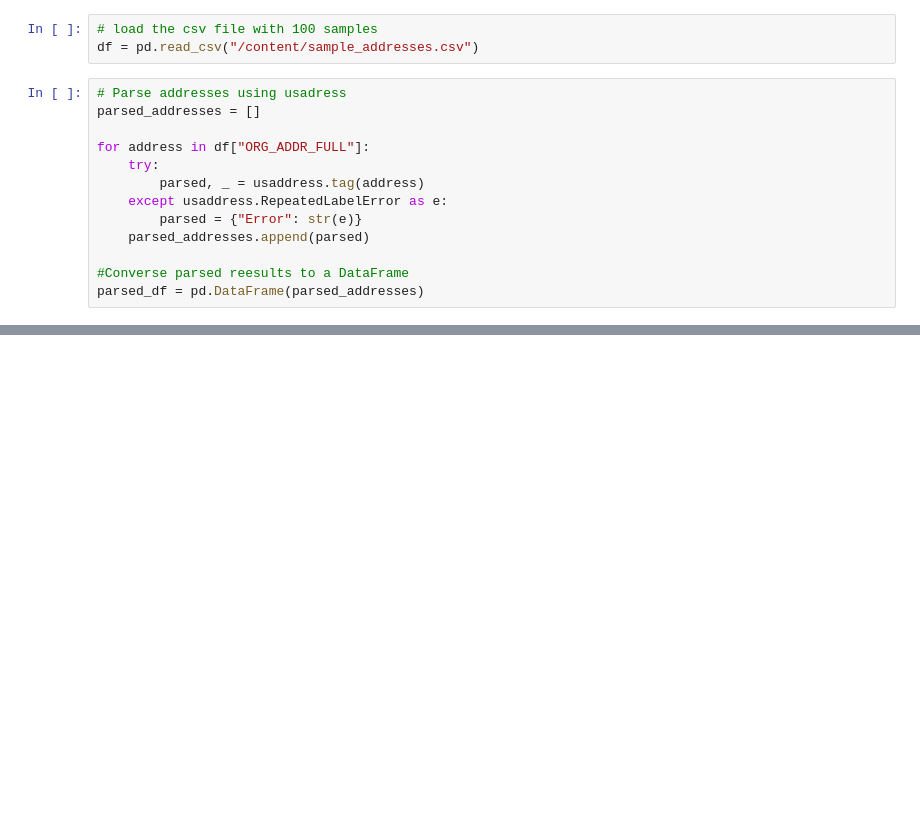
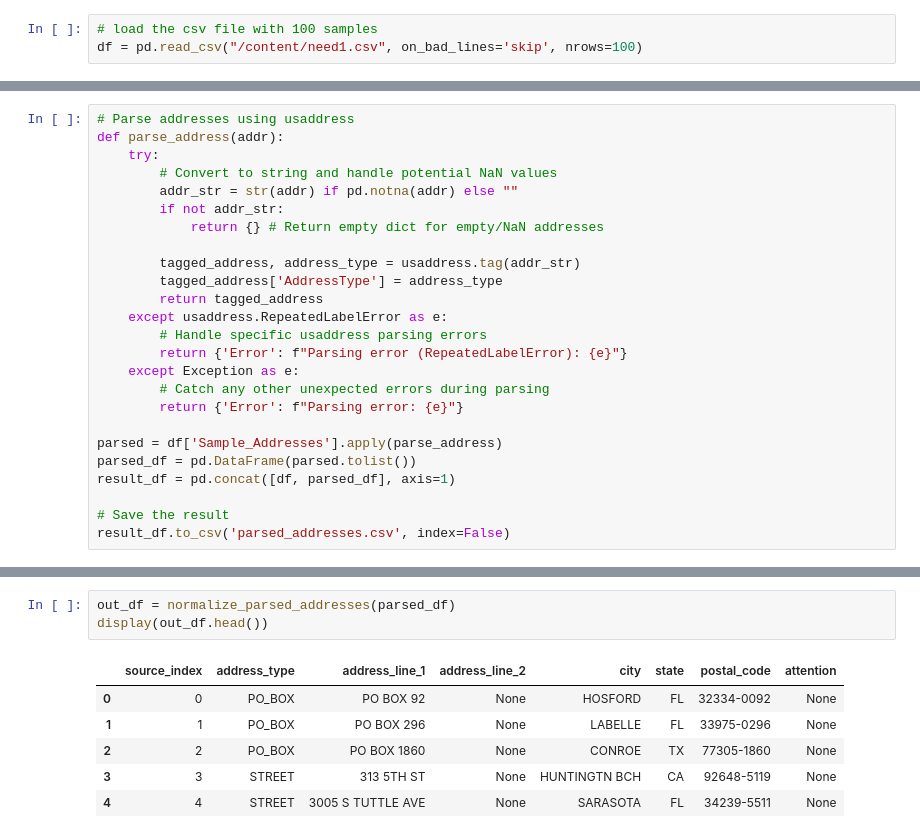
Before and after one commit to UrbanInstitute/nccs-data-bmf, a Jupyter notebook: Address_Parsing.ipynb, the cells around one changed output, grey strips where cells are left out. Saved outputs shown, nothing was run; the diff lists cells and outputs as text; blank space fills up the shorter version.

```diff
--- a/Address_Parsing.ipynb
+++ b/Address_Parsing.ipynb
@@ -21,16 +33,3 @@ import usaddress
 # %%
 # load the csv file with 100 samples
-df = pd.read_csv("/content/sample_addresses.csv")
+df = pd.read_csv("/content/need1.csv", on_bad_lines='skip', nrows=100)
-# %%
-# Parse addresses using usadress
-parsed_addresses = []
-
-for address in df["ORG_ADDR_FULL"]:
-    try:
-        parsed, _ = usaddress.tag(address)
-    except usaddress.RepeatedLabelError as e:
-        parsed = {"Error": str(e)}
-    parsed_addresses.append(parsed)
-
-#Converse parsed reesults to a DataFrame
-parsed_df = pd.DataFrame(parsed_addresses)
@@ -72,0 +36,25 @@ parsed_df.to_csv("ez_parsed_addresses.csv", index=False)
+# %%
+# Parse addresses using usaddress
+def parse_address(addr):
+    try:
+        # Convert to string and handle potential NaN values
+        addr_str = str(addr) if pd.notna(addr) else ""
+        if not addr_str:
+            return {} # Return empty dict for empty/NaN addresses
+
+        tagged_address, address_type = usaddress.tag(addr_str)
+        tagged_address['AddressType'] = address_type
+        return tagged_address
+    except usaddress.RepeatedLabelError as e:
+        # Handle specific usaddress parsing errors
+        return {'Error': f"Parsing error (RepeatedLabelError): {e}"}
+    except Exception as e:
+        # Catch any other unexpected errors during parsing
+        return {'Error': f"Parsing error: {e}"}
+
+parsed = df['Sample_Addresses'].apply(parse_address)
+parsed_df = pd.DataFrame(parsed.tolist())
+result_df = pd.concat([df, parsed_df], axis=1)
+
+# Save the result
+result_df.to_csv('parsed_addresses.csv', index=False)
@@ -72,0 +327,10 @@ parsed_df.to_csv("ez_parsed_addresses.csv", index=False)
+# %%
+out_df = normalize_parsed_addresses(parsed_df)
+display(out_df.head())
+# %% [output]
+|  | source_index | address_type | address_line_1 | address_line_2 | city | state | postal_code | attention |
+| 0 | 0 | PO_BOX | PO BOX 92 | None | HOSFORD | FL | 32334-0092 | None |
+| 1 | 1 | PO_BOX | PO BOX 296 | None | LABELLE | FL | 33975-0296 | None |
+| 2 | 2 | PO_BOX | PO BOX 1860 | None | CONROE | TX | 77305-1860 | None |
+| 3 | 3 | STREET | 313 5TH ST | None | HUNTINGTN BCH | CA | 92648-5119 | None |
+| 4 | 4 | STREET | 3005 S TUTTLE AVE | None | SARASOTA | FL | 34239-5511 | None |
```
Also changed, not shown: parts of 11 cells of this notebook.
